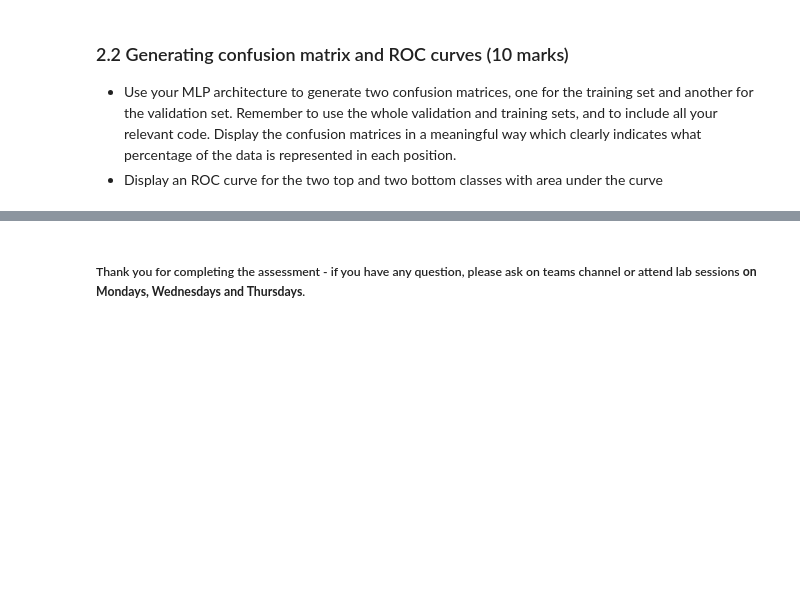
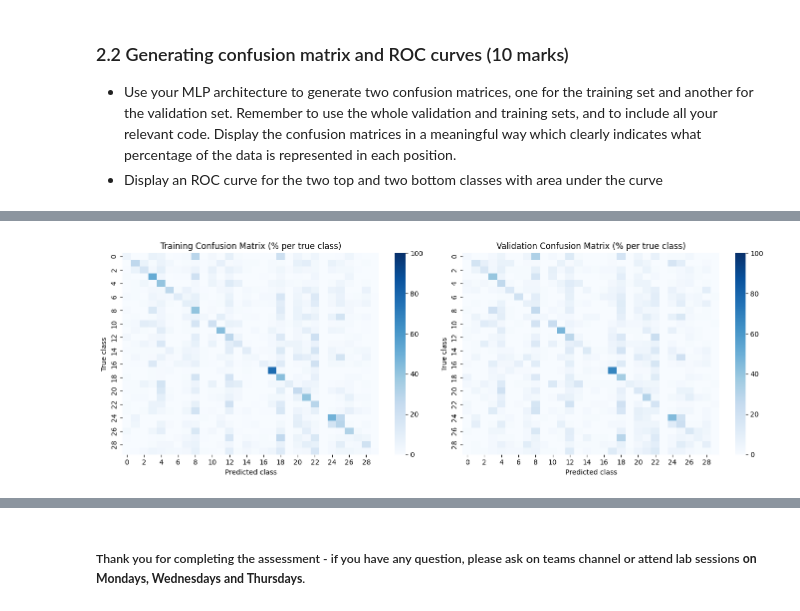
Before and after one commit to ItzelSoto/DL_FormativeAssessment, a Jupyter notebook: COMP5625M_assessment2026_Formative_vFinal.ipynb, the cells around one changed output, grey strips where cells are left out. Saved outputs shown, nothing was run; the diff lists cells and outputs as text; code cells hidden in the pictures; blank space fills up the shorter version.

```diff
--- a/COMP5625M_assessment2026_Formative_vFinal.ipynb
+++ b/COMP5625M_assessment2026_Formative_vFinal.ipynb
@@ -457,0 +475,15 @@ ARCHIVE: train_set.zip
+# %%
+from torch.utils.data import DataLoader
+
+train_root = "/content/DLCW/train_set/train_set"
+test_root  = "/content/DLCW/test_set/test_set"
+
+train_dataset = TinyImageNet30Train(train_root)
+test_dataset  = TinyImageNet30Test(test_root)
+
+train_loader = DataLoader(train_dataset, batch_size=32, shuffle=True,  num_workers=2)
+test_loader  = DataLoader(test_dataset,  batch_size=32, shuffle=False, num_workers=2)
+
+print("Train samples:", len(train_dataset))
+print("Test samples:", len(test_dataset))
+print("Num classes:", len(class_to_idx))
@@ -802,0 +718,67 @@ Validation Accuracy (from confusion matrix): 13.33%
+# %%
+# Generate confusion matrices for training and validation sets
+
+from sklearn.metrics import confusion_matrix
+import seaborn as sns
+import matplotlib.pyplot as plt
+import numpy as np
+
+model.eval()
+
+# Get predictions on the full training subset
+train_preds, train_true = [], []
+with torch.no_grad():
+    for batch_X, batch_y in train_loader:
+        batch_X = batch_X.to(device)
+        outputs = model(batch_X)              # logits
+        preds = outputs.argmax(dim=1).cpu()   # top‑1 predictions
+        train_preds.extend(preds.numpy())
+        train_true.extend(batch_y.numpy())
+
+train_preds = np.array(train_preds)
+train_true  = np.array(train_true)
+
+# Get predictions on the full validation subset
+val_preds, val_true = [], []
+with torch.no_grad():
+    for batch_X, batch_y in val_loader:
+        batch_X = batch_X.to(device)
+        outputs = model(batch_X)
+        preds = outputs.argmax(dim=1).cpu()
+        val_preds.extend(preds.numpy())
+        val_true.extend(batch_y.numpy())
+
+val_preds = np.array(val_preds)
+val_true  = np.array(val_true)
+
+# Confusion matrices (normalised to percentages)
+train_cm = confusion_matrix(train_true, train_preds, labels=range(30))
+val_cm   = confusion_matrix(val_true,   val_preds,   labels=range(30))
+
+train_cm_pct = train_cm / train_cm.sum(axis=1, keepdims=True) * 100.0
+val_cm_pct   = val_cm   / val_cm.sum(axis=1,   keepdims=True) * 100.0
+
+print(f"Training Accuracy (from confusion matrix): "
+      f"{(train_preds == train_true).mean()*100:.2f}%")
+print(f"Validation Accuracy (from confusion matrix): "
+      f"{(val_preds == val_true).mean()*100:.2f}%")
+
+plt.figure(figsize=(14, 5))
+
+plt.subplot(1, 2, 1)
+sns.heatmap(train_cm_pct, annot=False, cmap="Blues",
+            vmin=0, vmax=100)
+plt.title("Training Confusion Matrix (% per true class)")
+plt.xlabel("Predicted class")
+plt.ylabel("True class")
+
+plt.subplot(1, 2, 2)
+sns.heatmap(val_cm_pct, annot=False, cmap="Blues",
+            vmin=0, vmax=100)
+plt.title("Validation Confusion Matrix (% per true class)")
+plt.xlabel("Predicted class")
+plt.ylabel("True class")
+
+plt.tight_layout()
+plt.show()
+# %% [output]
@@ -803,3 +787,4 @@ Validation Accuracy (from confusion matrix): 13.33%
+[figure, added]
 # %%
 # Generate ROC curves for top 2 and bottom 2 classes
 from sklearn.metrics import roc_curve, auc
```
Also changed, not shown: parts of 17 cells of this notebook.
